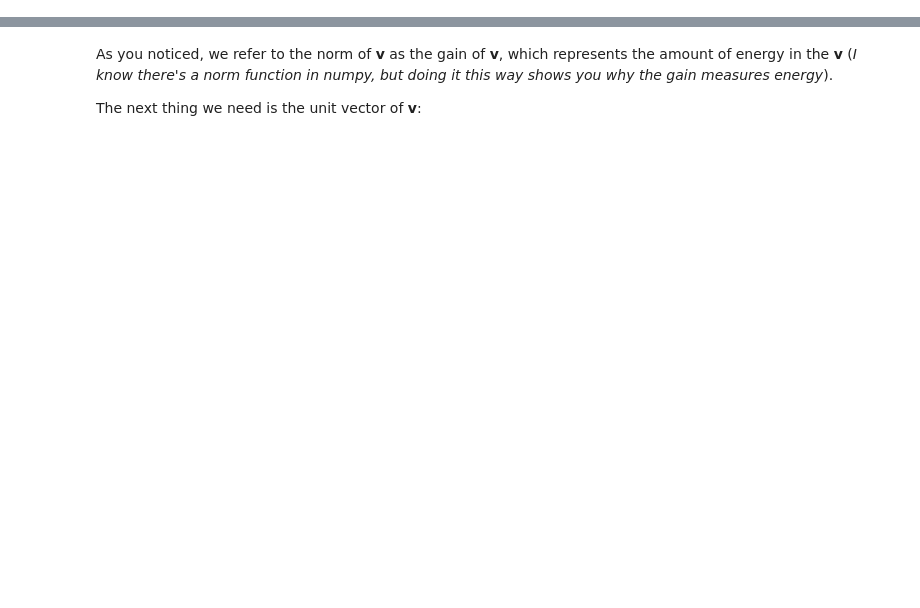
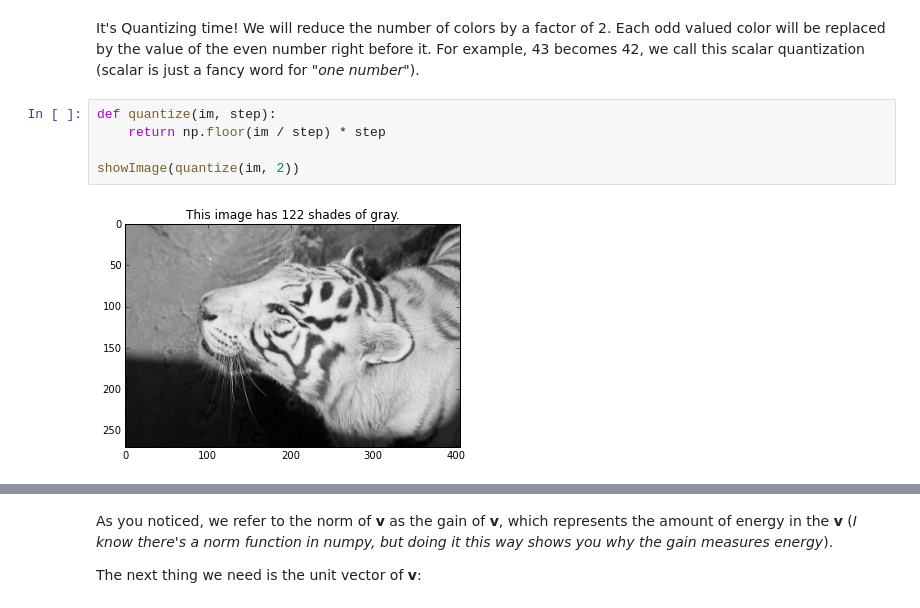
Before and after one commit to luctrudeau/DaalaNotebooks, a Jupyter notebook: PVQ/PVQ.ipynb, the cells around one changed output, grey strips where cells are left out. Cells and saved outputs as stored; diff of their text form; blank space fills up the shorter version.

```diff
--- a/PVQ/PVQ.ipynb
+++ b/PVQ/PVQ.ipynb
@@ -8,0 +29,9 @@ Our objective for this first part is to "_perceptually vector quantize_" the fol
+# %% [markdown]
+It's Quantizing time! We will reduce the number of colors by a factor of 2. Each odd valued color will be replaced by the value of the even number right before it. For example, 43 becomes 42, we call this scalar quantization (scalar is just a fancy word for "_one number_").
+# %%
+def quantize(im, step):
+    return np.floor(im / step) * step
+
+showImage(quantize(im, 2))
+# %% [output]
+[figure, added]
```
Also changed, not shown: parts of 15 cells of this notebook, 2 other files.
